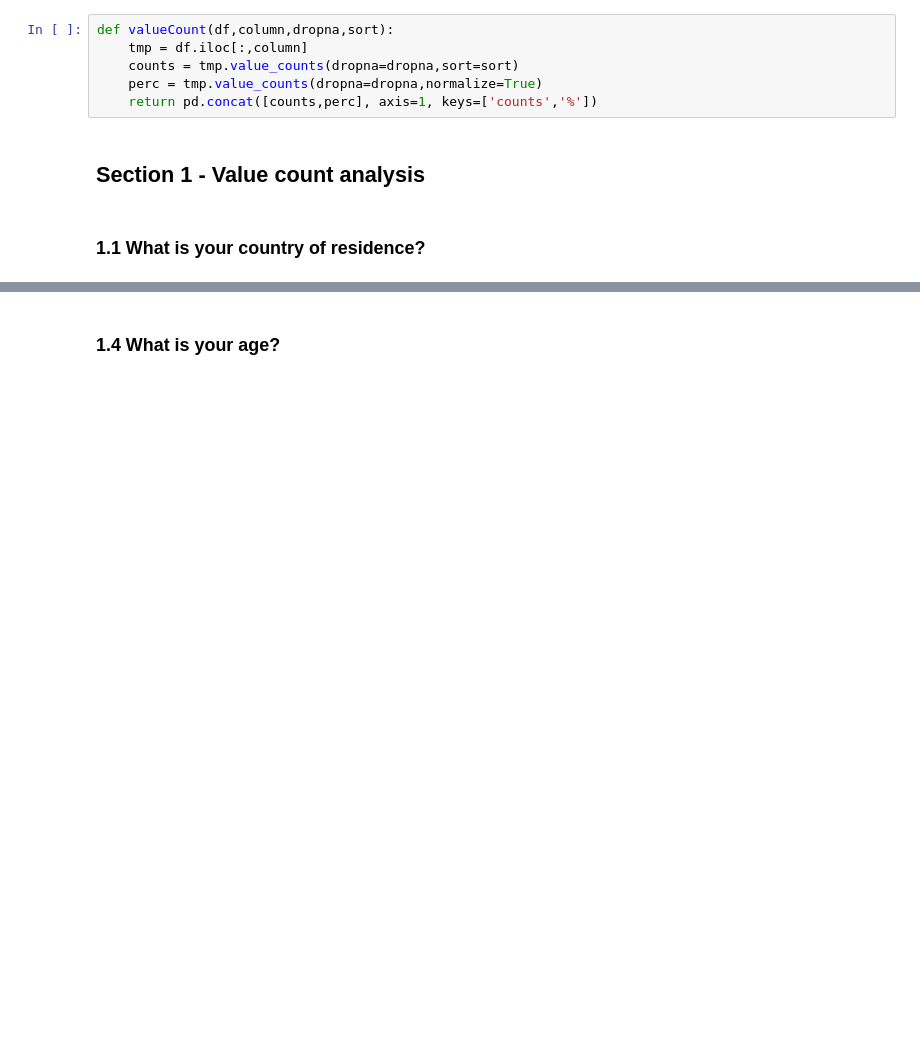
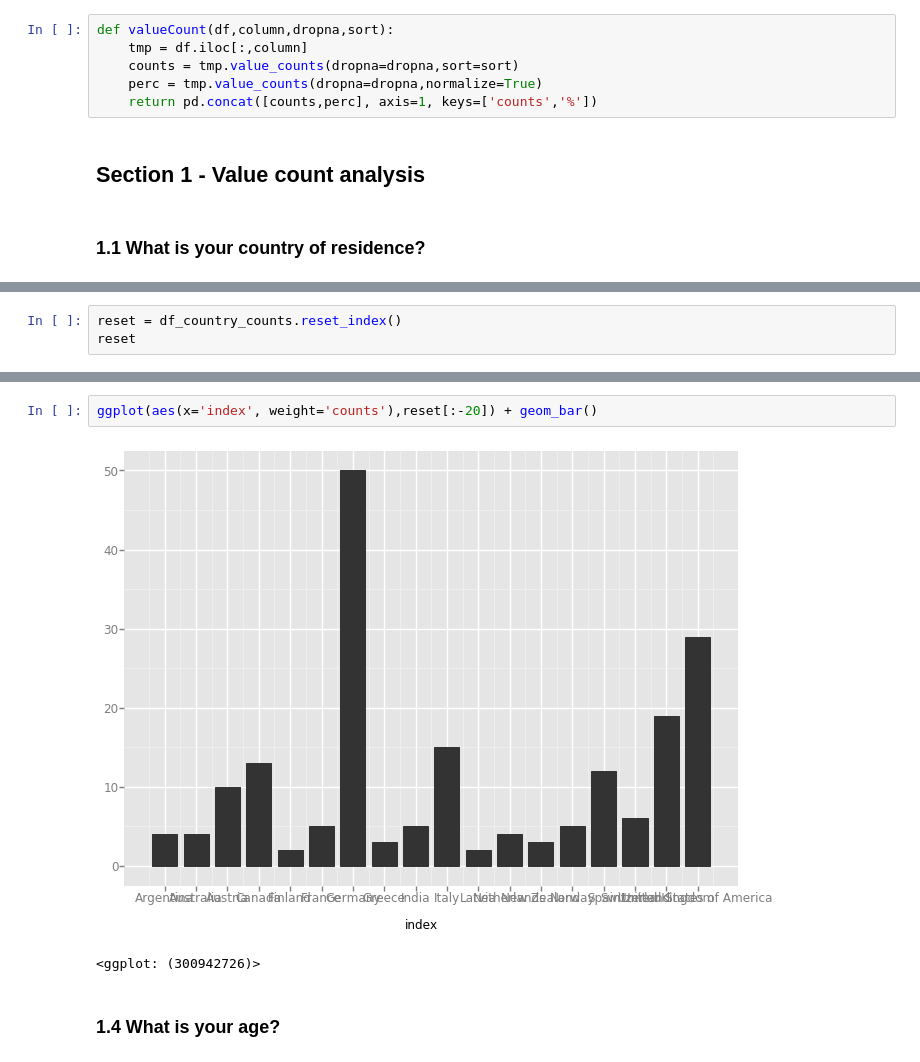
Before and after one commit to jwagemann/survey_analysis, a Jupyter notebook: survey_analysis.ipynb, the cells around one changed output, grey strips where cells are left out. Drawn from its saved outputs; the diff is of its cells as text; blank space fills up the shorter version.

Commit message:
Descriptive plotting scripts

```diff
--- a/survey_analysis.ipynb
+++ b/survey_analysis.ipynb
@@ -92,0 +102,3 @@ df_country_counts
+# %%
+reset = df_country_counts.reset_index()
+reset
@@ -93,3 +123,8 @@ df_country_counts
+# %%
+ggplot(aes(x='index', weight='counts'),reset[:-20]) + geom_bar()
+# %% [output]
+[figure, added]
+<ggplot: (300942726)>
 # %% [markdown]
 ### 1.4 What is your age?
 # %%
```
Also changed, not shown: parts of 14 cells of this notebook, 7 other files.
